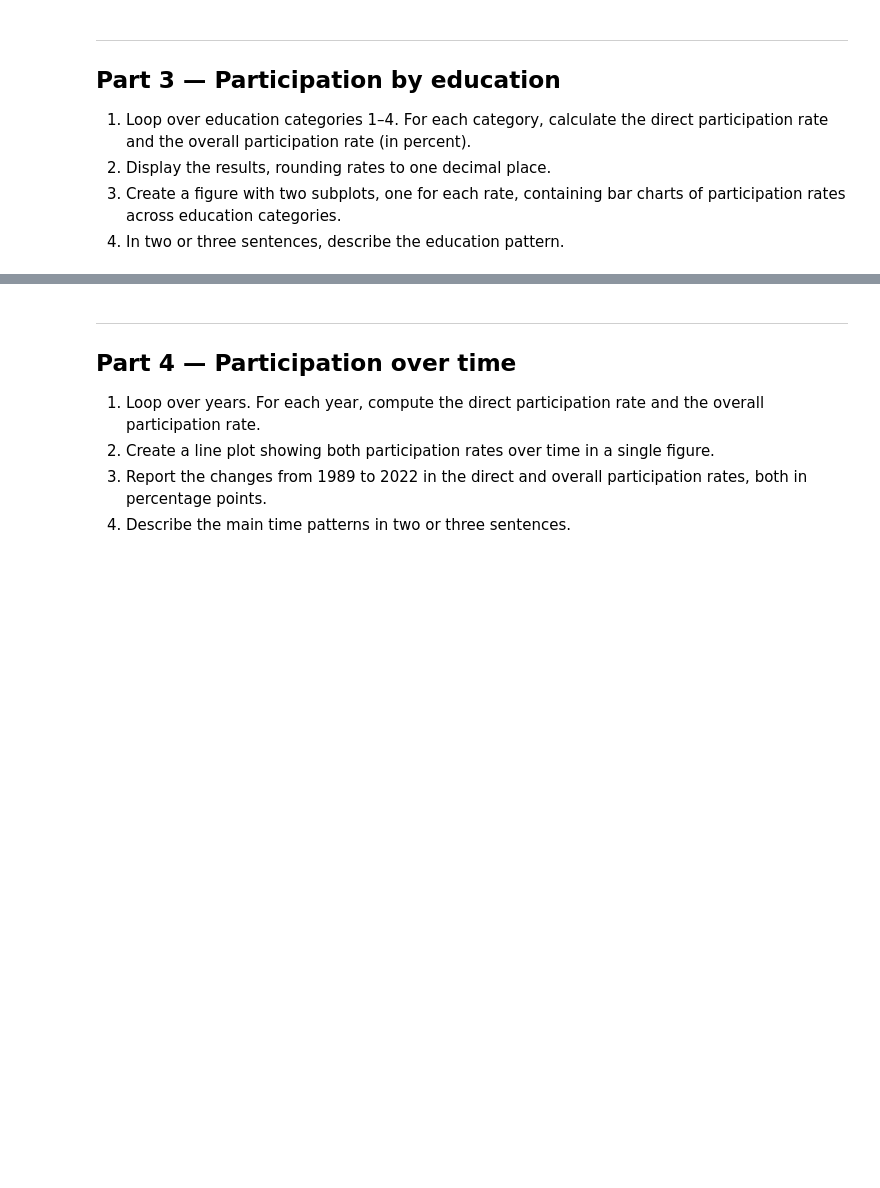
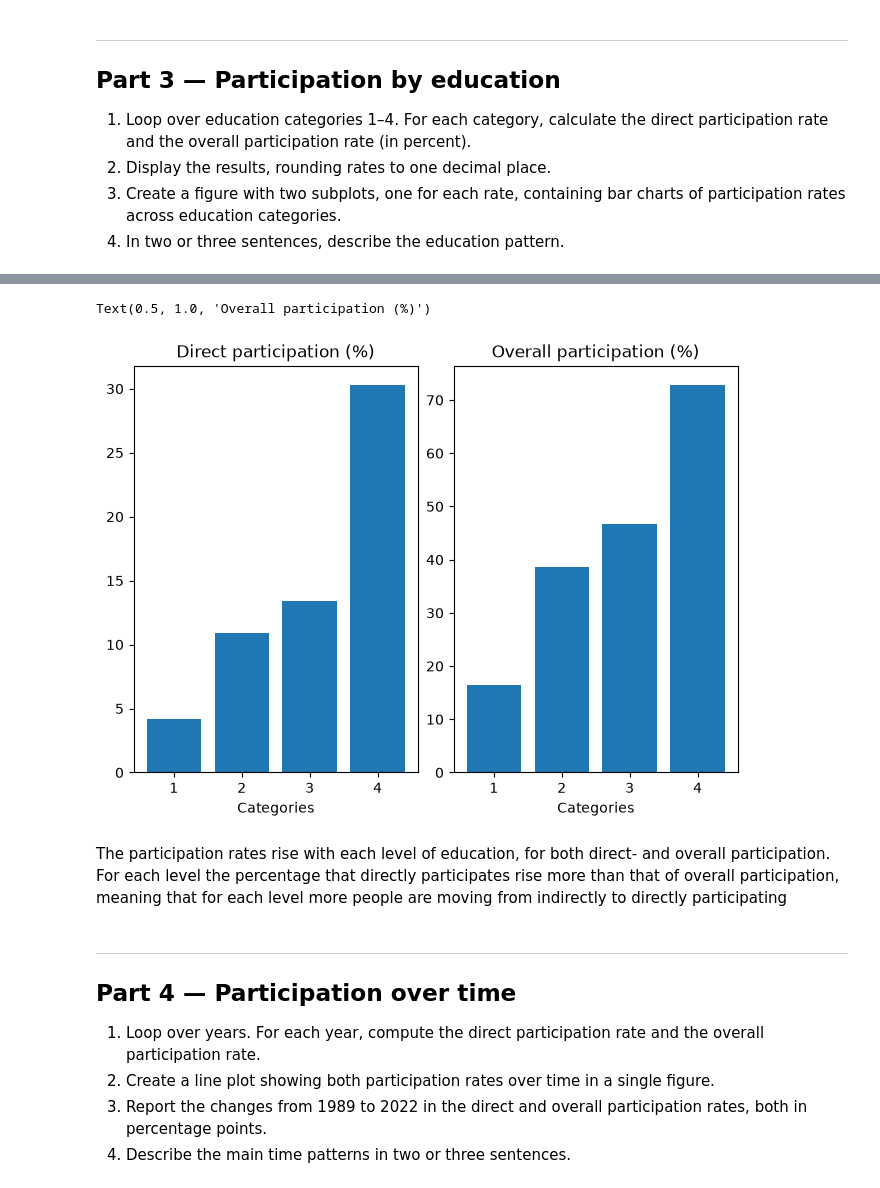
Before and after one commit to falkfrydenlund-creator/TECH2-Assignment3-FF, a Jupyter notebook: assignment3.ipynb, the cells around one changed output, grey strips where cells are left out. Cells and saved outputs as stored; diff of their text form; code cells hidden in the pictures; blank space fills up the shorter version.

```diff
--- a/assignment3.ipynb
+++ b/assignment3.ipynb
@@ -204,3 +204,19 @@ Rate of overall participation: 48.1%
 3. Create a figure with two subplots, one for each rate, containing bar charts
    of participation rates across education categories.
 4. In two or three sentences, describe the education pattern.
+# %%
+categories = [1,2,3,4]
+educdirect = []
+educoverall = []
+
+for cat in categories:
+    cathh = data[data['educ'] == cat]
+    educdirect.append(participation_rate(cathh['direct']))
+    educoverall.append(participation_rate(cathh['overall']))
+
+results = pd.DataFrame({'Category' : categories,
+                        'Direct participation (%)' : educdirect,
+                        'Overall participation (%)' : educoverall
+                        }).round(1)
+
+results.set_index('Category')
@@ -207,3 +230,24 @@ Rate of overall participation: 48.1%
+# %%
+import matplotlib.pyplot as plt
+
+xvalues = categories
+yvalues1 = educdirect
+yvalues2 = educoverall
+
+fig, axes = plt.subplots(1,2, layout = 'constrained')
+
+axes[0].bar(xvalues, yvalues1)
+axes[0].set_xlabel('Categories')
+axes[0].set_title('Direct participation (%)')
+
+axes[1].bar(xvalues, yvalues2)
+axes[1].set_xlabel('Categories')
+axes[1].set_title('Overall participation (%)')
+# %% [output]
+Text(0.5, 1.0, 'Overall participation (%)')
+[figure, added]
+# %% [markdown]
+The participation rates rise with each level of education, for both direct- and overall participation. For each level the percentage that directly participates rise more than that of overall participation, meaning that for each level more people are moving from indirectly to directly participating
 # %% [markdown]
 ***
 ## Part 4 — Participation over time
```
Also changed, not shown: parts of 1 cell of this notebook.
